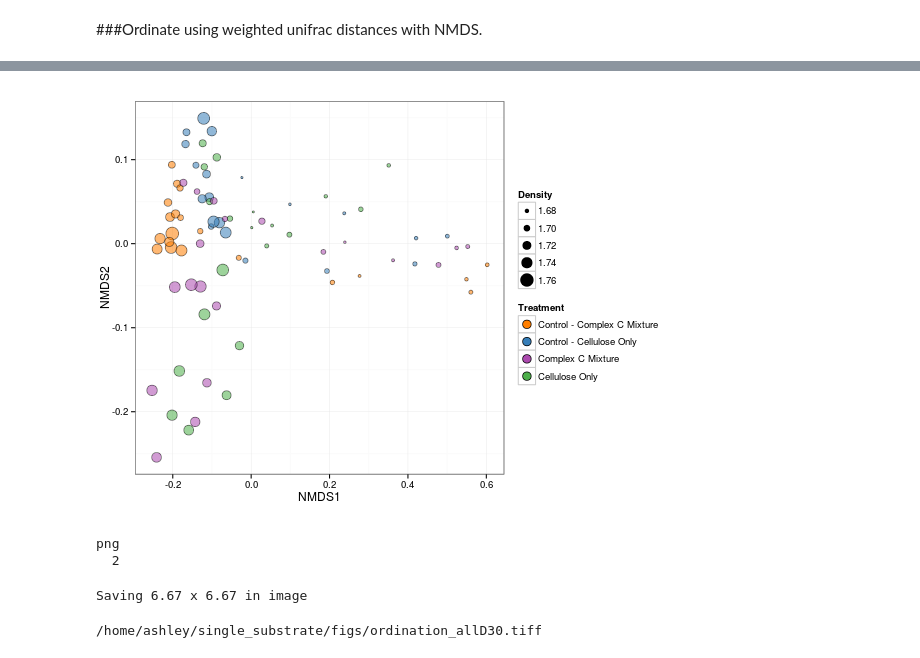
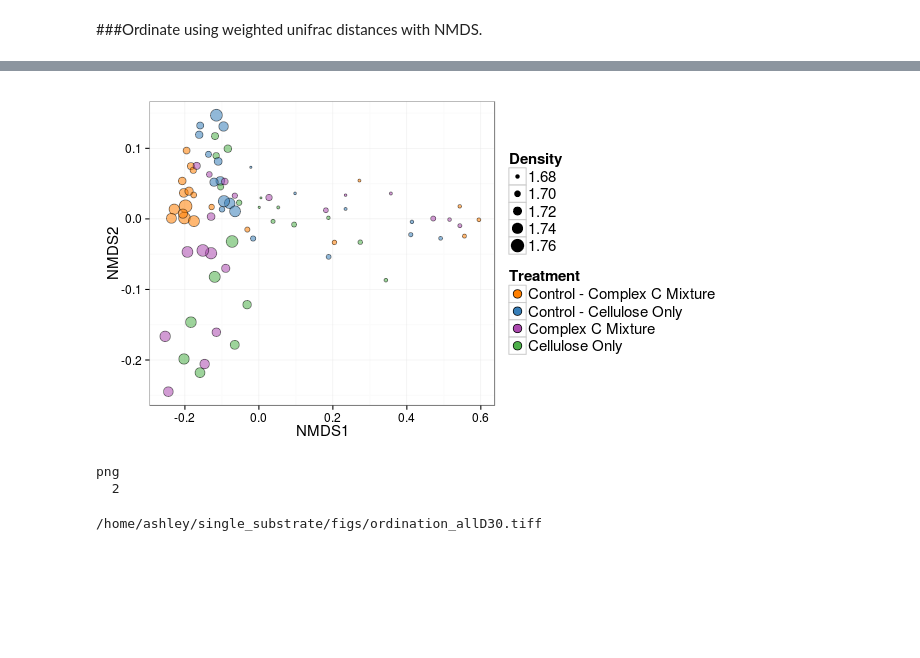
Before and after one commit to acampbellina/single_substrate, a Jupyter notebook: ordination_allD30.ipynb, the cells around one changed output, grey strips where cells are left out. Drawn from its saved outputs; the diff is of its cells as text; code cells hidden in the pictures; blank space fills up the shorter version.

Commit message:
legend size

```diff
--- a/ordination_allD30.ipynb
+++ b/ordination_allD30.ipynb
@@ -88,30 +85,35 @@ Run 8 stress 0.08647637
 *** Solution reached
 # %%
-%%R -w 8 -h 6 -u in
+%%R -w 9 -h 5 -u in
 
 colours = c("#ff7f00", "#377eb8", "#ac4aaf", "#4daf4a")
 
 df = plot_ordination(physeq.all.thresh, nmds, justDF = TRUE)
 df$Density = as.numeric(as.character(df$Density))
 
 p1 = ggplot(df, aes(x = NMDS1, y = NMDS2))
 p1 = p1 + geom_point(aes(fill = Treatment, size = Density, alpha = 0.85), shape=21)
 p1 = p1 + scale_fill_manual(values = colours,
                             breaks=c("12CCPS", "12CCSS", "13CCPS", "13CCSS"),
                             labels=c("Control - Complex C Mixture", "Control - Cellulose Only",
                                      "Complex C Mixture", "Cellulose Only"))
 p1 = p1 + guides(alpha = FALSE)
 p1 = p1 + scale_size_area(aesthetics = "Density")
 #p1 = p1 + ggtitle("A")
 p1 = p1 + guides(fill = guide_legend(override.aes = list(size = 4)))
 p1 = p1 + guides(size = guide_legend(override.aes = list(fill = "black")))
 p1 = p1 + theme_bw()
-p1 = p1 + theme(plot.margin = unit(c(1,0,1,0), "lines"))
+#p1 = p1 + theme(plot.margin = unit(c(1,0,1,0), "lines"))
 p1 = p1 + theme(plot.title = element_text(hjust = -0.1, size = 20))
+p1 = p1 + theme(axis.title.x = element_text(size=15))
+p1 = p1 + theme(axis.title.y = element_text(size=15))
+p1 = p1 + theme(axis.text.x = element_text(size=12))
+p1 = p1 + theme(axis.text.y = element_text(size=12))
+p1 = p1 + theme(legend.title = element_text(size = 15), legend.text = element_text(size = 15))
 
 p1
 # %% [output]
-[figure, old version]
+[figure, new version]
 # %%
 %%R
 pdf("figs/ordination_allD30.pdf", w = 7, h = 6)
@@ -123,8 +125,6 @@ png
 # %%
 %%R
 ggsave("figs/ordination_allD30.png", p1, w = 6, h = 4, units = "in", dpi = 1600)
-# %% [output]
-Saving 6.67 x 6.67 in image
 # %%
 %%R
 ggsave("figs/ordination_allD30.tiff", p1, w = 6, h = 4)
```
Also changed, not shown: parts of 4 cells of this notebook.
